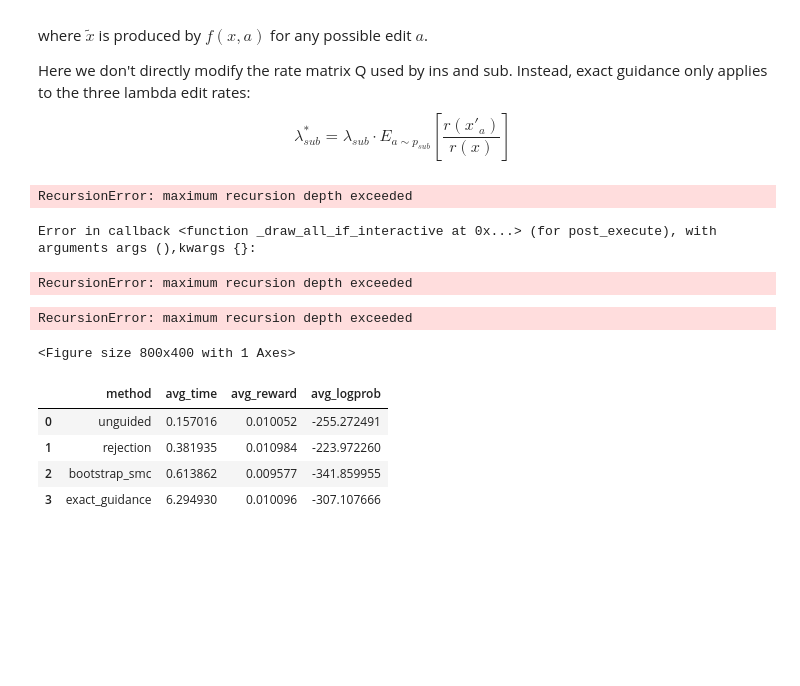
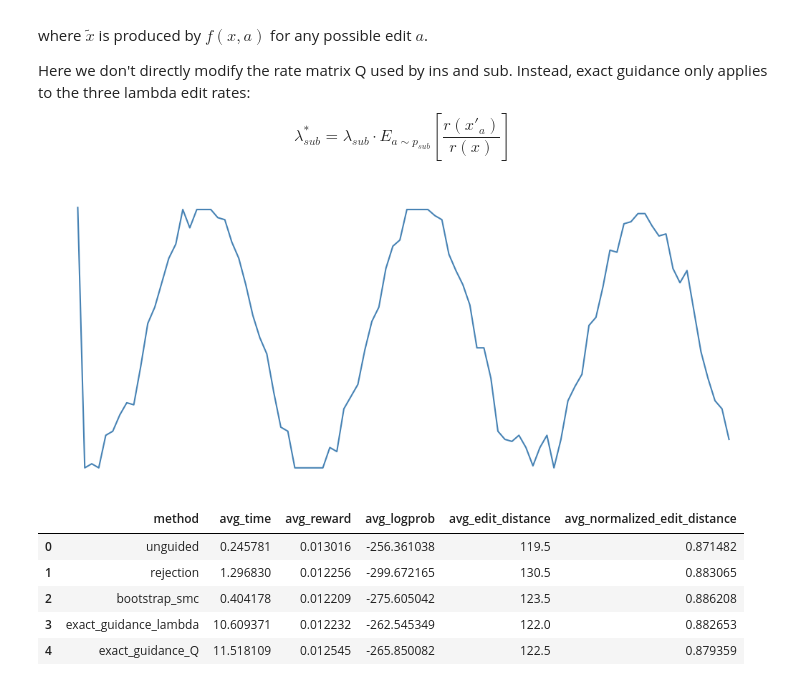
Before and after one commit to upsilonyc/edit-flows-guidance-demo, a Jupyter notebook: main.ipynb, the cells around one changed output. Drawn from its saved outputs; the diff is of its cells as text; code cells hidden in the pictures; blank space fills up the shorter version.

```diff
--- a/main.ipynb
+++ b/main.ipynb
@@ -1309,11 +1309,14 @@ def benchmark_methods(
 
     return pd.DataFrame(rows)
 # %%
-plot_sequences(np.array([target_y]))
+# visualize x1
+import matplotlib.pyplot as plt
+values = np.asarray(_trim_pad(target_y), dtype=float)
+fig, ax = plt.subplots(figsize=(10, 4))
+ax.plot(values, linewidth=1.5, color="steelblue")
+ax.set_axis_off()
+fig.subplots_adjust(left=0, right=1, top=1, bottom=0)
+plt.show()
 # %% [output]
-RecursionError: maximum recursion depth exceeded
-Error in callback <function _draw_all_if_interactive at 0x...> (for post_execute), with arguments args (),kwargs {}:
-RecursionError: maximum recursion depth exceeded
-RecursionError: maximum recursion depth exceeded
-<Figure size 800x400 with 1 Axes>
+[figure, added]
 # %%
@@ -1473,22 +1769,22 @@ results_df = benchmark_methods(
 
 results_df
 # %%
-# Quick smoke test (ultra-small settings) to validate all baselines end-to-end
+# Quick test
 
 smoke_df = benchmark_methods(
-    target_y=target_y,
-    N_eval=1,
-    n_steps=6,
-    n_particles=2,
+    N_eval=2,
+    n_steps=10,
+    n_particles=4,
     beta=5,
-    max_rejection_attempts=3,
+    max_rejection_attempts=10,
     show_progress=False,
 )
 
 smoke_df
 # %% [output]
-|  | method | avg_time | avg_reward | avg_logprob |
-| 0 | unguided | 0.157016 | 0.010052 | -255.272491 |
-| 1 | rejection | 0.381935 | 0.010984 | -223.972260 |
-| 2 | bootstrap_smc | 0.613862 | 0.009577 | -341.859955 |
-| 3 | exact_guidance | 6.294930 | 0.010096 | -307.107666 |
+|  | method | avg_time | avg_reward | avg_logprob | avg_edit_distance | avg_normalized_edit_distance |
+| 0 | unguided | 0.245781 | 0.013016 | -256.361038 | 119.5 | 0.871482 |
+| 1 | rejection | 1.296830 | 0.012256 | -299.672165 | 130.5 | 0.883065 |
+| 2 | bootstrap_smc | 0.404178 | 0.012209 | -275.605042 | 123.5 | 0.886208 |
+| 3 | exact_guidance_lambda | 10.609371 | 0.012232 | -262.545349 | 122.0 | 0.882653 |
+| 4 | exact_guidance_Q | 11.518109 | 0.012545 | -265.850082 | 122.5 | 0.879359 |
```
Also changed, not shown: parts of 4 cells of this notebook.
